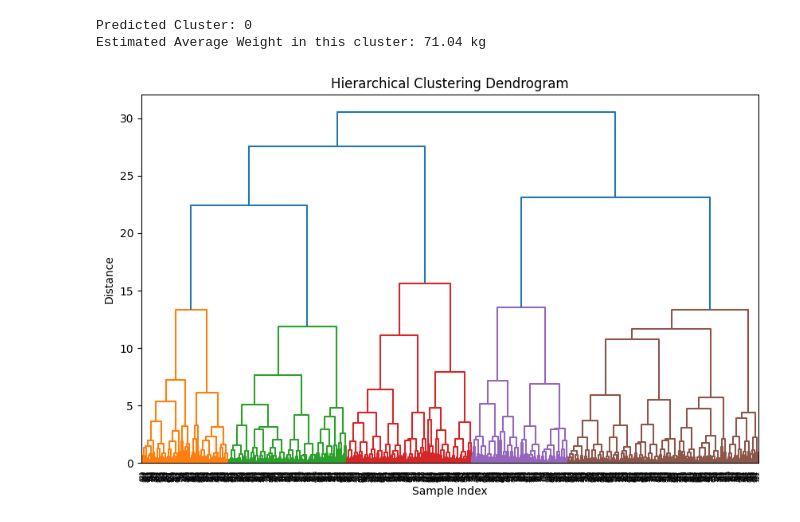
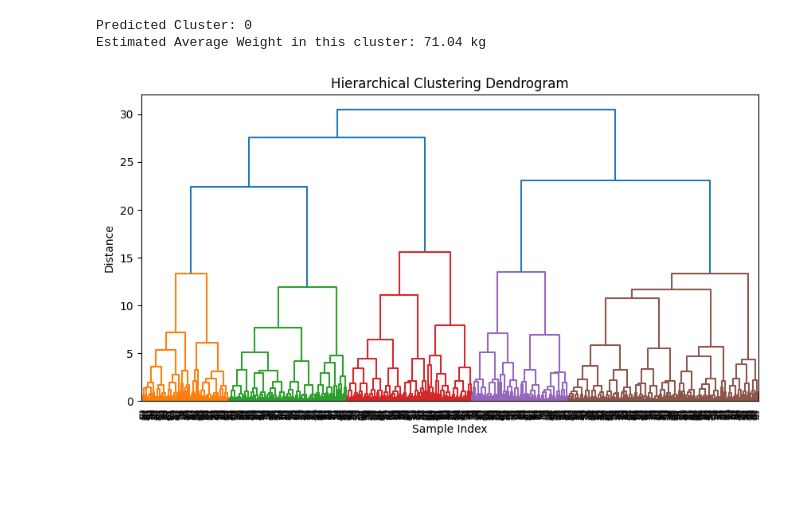
Before and after one commit to rx7k-uae/TestFinalProject, a Jupyter notebook: cancer.ipynb, the cells around one changed output. Cells and saved outputs as stored; diff of their text form; code cells hidden in the pictures; blank space fills up the shorter version.

```diff
--- a/cancer.ipynb
+++ b/cancer.ipynb
@@ -796,29 +798,29 @@ Estimated Average Weight in this cluster: 71.04 kg
 # %%
 #  Hierarchical Clustering
 import matplotlib.pyplot as plt
 from scipy.cluster.hierarchy import linkage, dendrogram
 from sklearn.preprocessing import StandardScaler
 import pandas as pd
 
 df = pd.read_csv("Cancer.csv").dropna()
 
 cluster_data = df[['Age', 'Height', 'Weight']].copy()
 
 
 scaler = StandardScaler()
 scaled_data = scaler.fit_transform(cluster_data)
 
 
 linked = linkage(scaled_data, method='ward')
 
-plt.figure(figsize=(10, 6))
+plt.figure(figsize=(10, 5))
 dendrogram(linked,
            orientation='top',
            distance_sort='descending',
            show_leaf_counts=False)
 plt.title('Hierarchical Clustering Dendrogram')
 plt.xlabel('Sample Index')
 plt.ylabel('Distance')
 plt.show()
 # %% [output]
-[figure, old version]
+[figure, new version]
```
Also changed, not shown: parts of 1 cell of this notebook.
